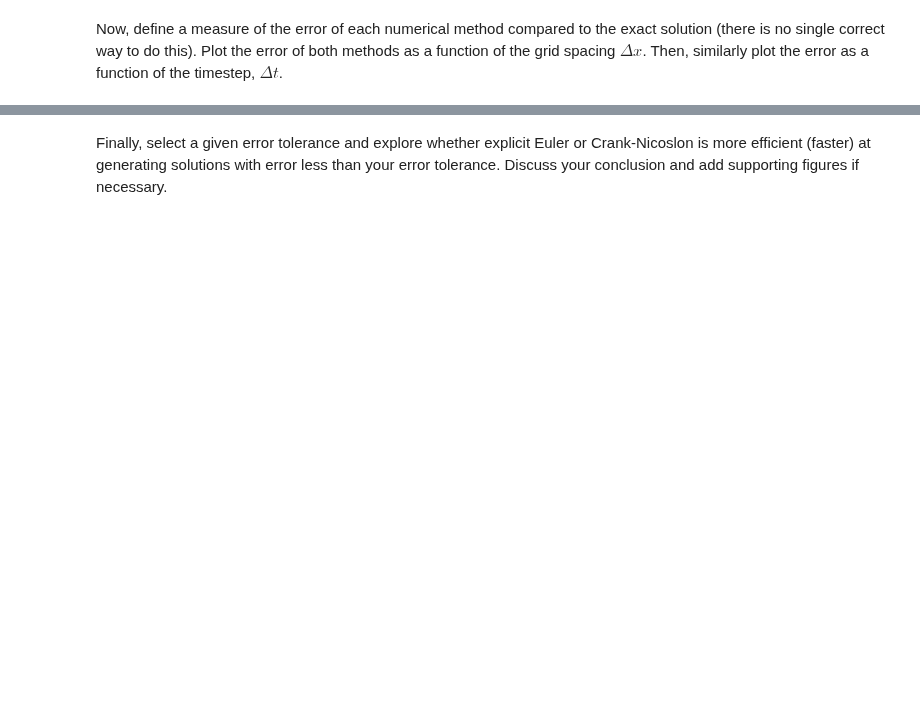
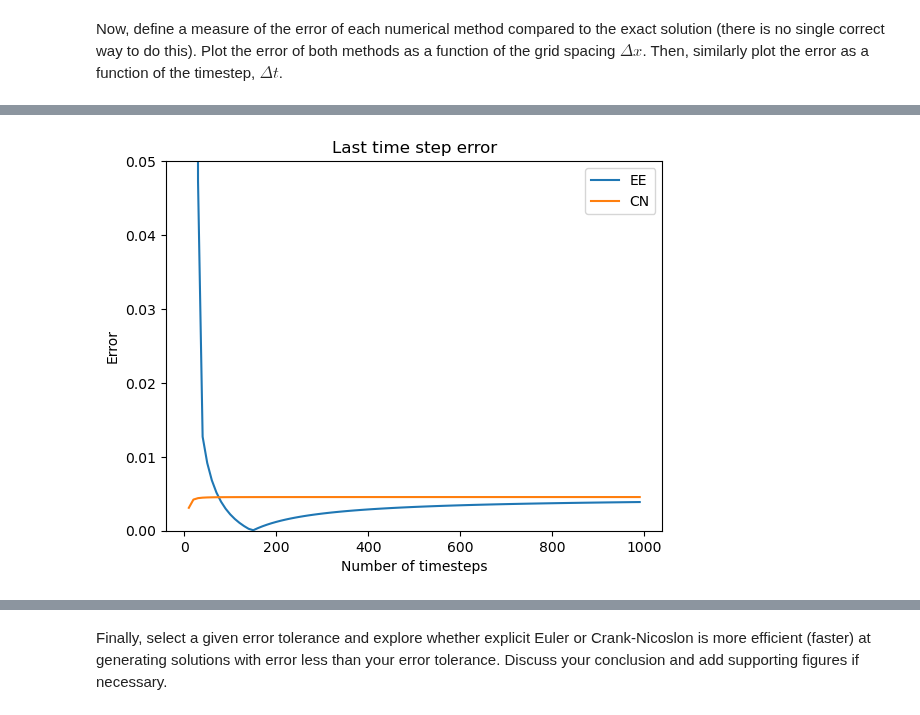
Before and after one commit to geogdzh/QCES_numerics, a Jupyter notebook: Project1_numerical_methods.ipynb, the cells around one changed output, grey strips where cells are left out. Saved outputs shown, nothing was run; the diff lists cells and outputs as text; code cells hidden in the pictures; blank space fills up the shorter version.

```diff
--- a/Project1_numerical_methods.ipynb
+++ b/Project1_numerical_methods.ipynb
@@ -187,0 +266,47 @@ DISCUSS DEFINITION OF ERROR
+# %%
+def error(c, x, t, kappa, use_all_times=False):
+    if use_all_times:
+        errors = []
+        for i in range(len(t)):
+            T = t[i] + 10
+            exact_soln =  (4*np.pi*kappa*T)**(-0.5)*np.exp(-x**2 / (4*kappa*T))
+            #averaging the error over the entire x domain
+            errors.append(np.linalg.norm(c[:, i] - exact_soln))
+        return errors
+
+    else:
+        t = t[-1] + 10 # using only the final time
+        exact_soln =  (4*np.pi*kappa*t)**(-0.5)*np.exp(-x**2 / (4*kappa*t))
+        #averaging the error over the entire x domain
+        return np.linalg.norm(c[:, -1] - exact_soln)
+# %%
+# Add code to plot error here
+kappa = 0.001 # diffusivity
+
+# Size of the physical domain
+x_start = -1
+x_end = 1
+Nx = 100
+
+x = np.linspace(x_start, x_end, Nx)  # Create a vector for x
+
+EE_errors_t = []
+CN_errors_t = []
+
+for i in range(10, 1000, 10):
+    t = np.linspace(t_start, t_end, i)  # Create a vector of times
+    c_EE = EE(x, t, kappa, False) # explicit Euler
+    c_CN = CN(x, t, kappa, False) # Crank-Nicolson
+    EE_errors_t.append(error(c_EE, x, t, kappa))
+    CN_errors_t.append(error(c_CN, x, t, kappa))
+# %%
+plt.plot(range(10, 1000, 10), EE_errors_t, label='EE')
+plt.plot(range(10, 1000, 10), CN_errors_t, label='CN')
+plt.xlabel('Number of timesteps')
+plt.ylabel('Error')
+plt.legend()
+plt.ylim(0, 0.05)
+plt.title('Last time step error')
+plt.show()
+# %% [output]
+[figure, added]
```
Also changed, not shown: parts of 19 cells of this notebook, 1 other file.
